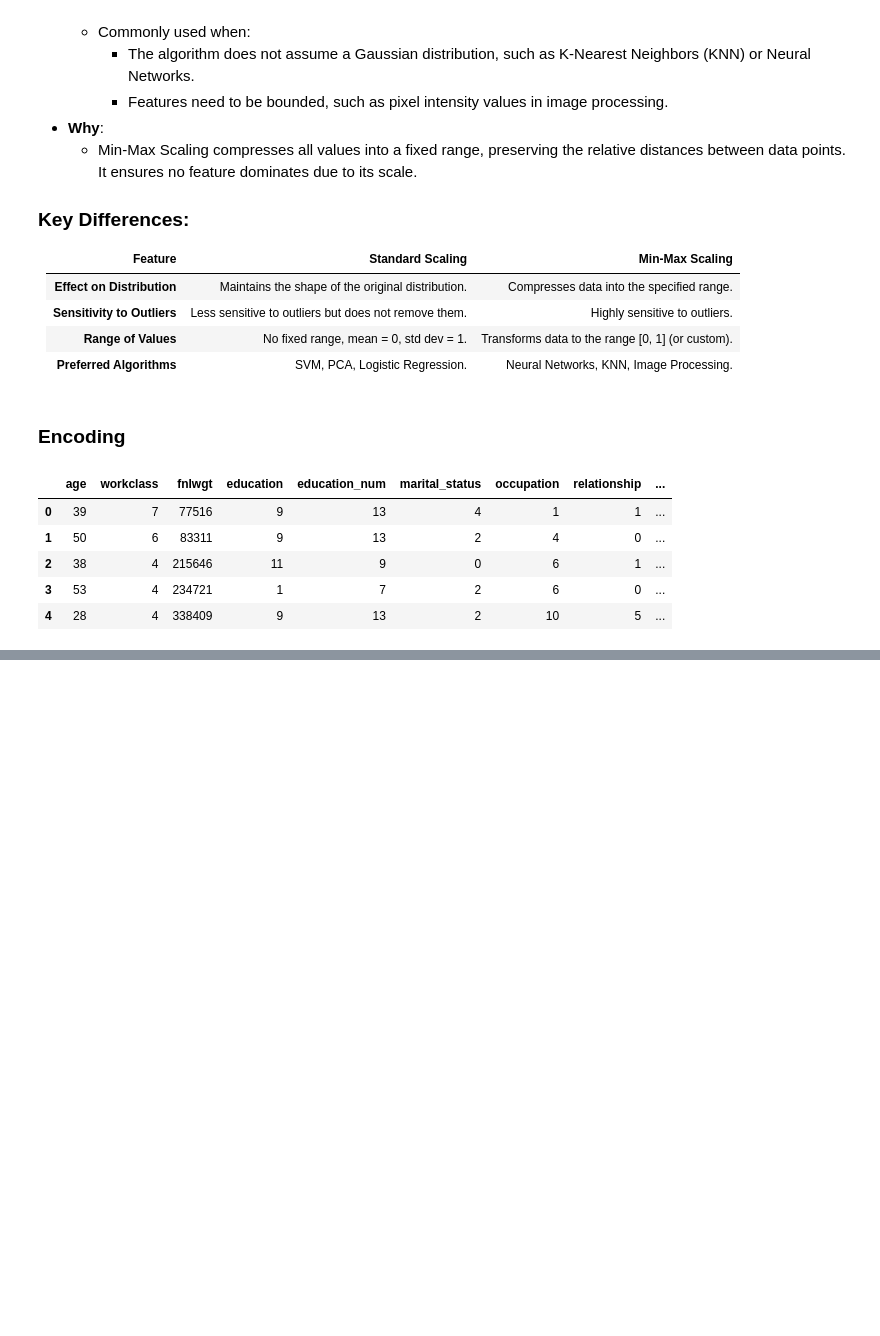
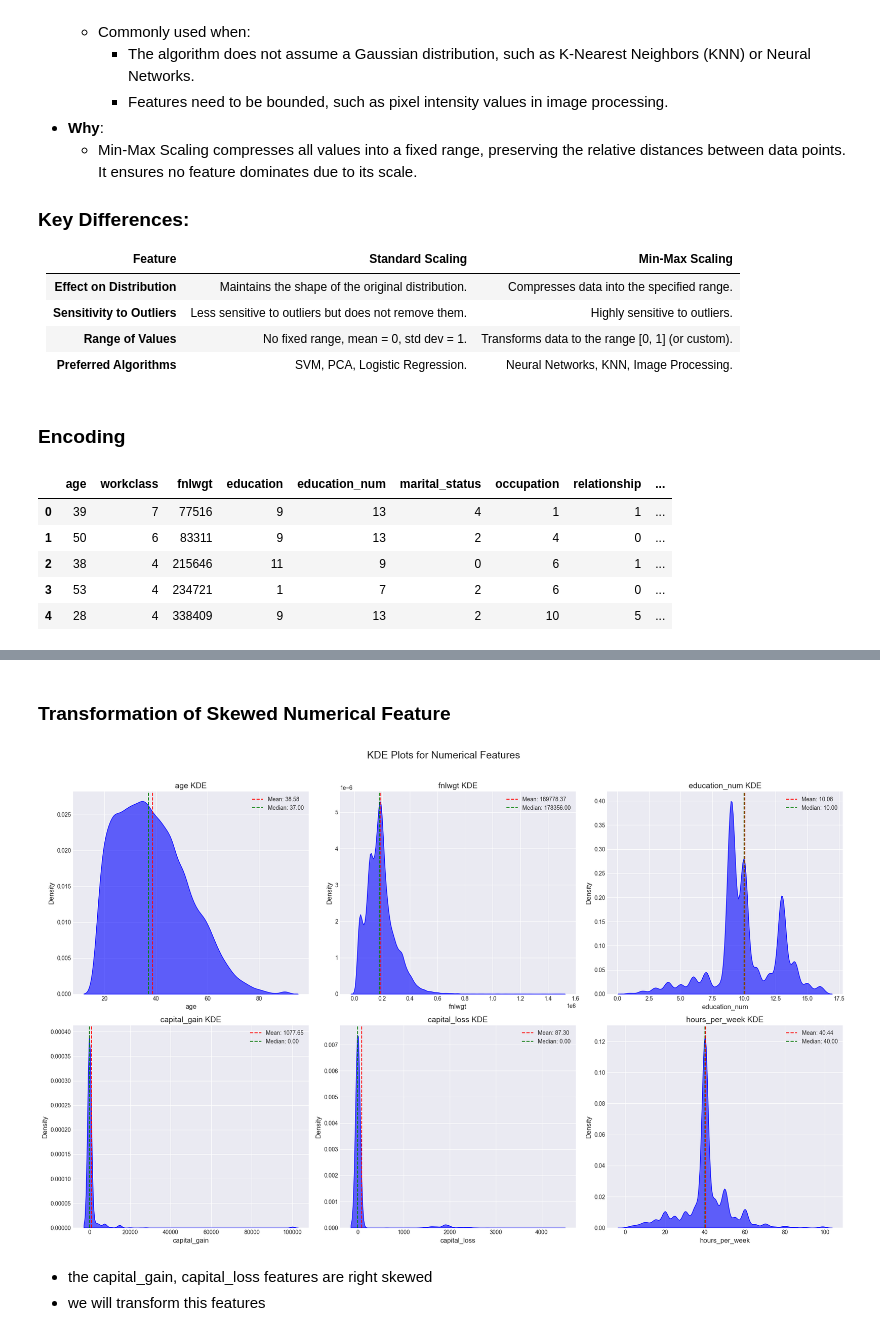
Before and after one commit to Ayush-dhabale/ExeclR_Assignments, a Jupyter notebook: EDA2/eda.ipynb, the cells around one changed output, grey strips where cells are left out. Cells and saved outputs as stored; diff of their text form; code cells hidden in the pictures; blank space fills up the shorter version.

```diff
--- a/EDA2/eda.ipynb
+++ b/EDA2/eda.ipynb
@@ -617,0 +761,50 @@ data.head()
+# %% [markdown]
+### Transformation of Skewed Numerical Feature
+# %%
+transformation_data = data.copy()
+# %%
+def plot_kde(data, features, figsize=(20, 12)):
+    """
+    Plots KDE (Kernel Density Estimation) for the given numerical features.
+
+    Parameters:
+        data (pd.DataFrame): The dataset containing the numerical features.
+        features (list): A list of column names to plot.
+        figsize (tuple): Figure size for the overall plot (default is (20, 12)).
+
+    Returns:
+        None: Displays the KDE plots.
+    """
+    plt.style.use('seaborn-v0_8-darkgrid')
+    n_features = len(features)
+    n_cols = 3
+    n_rows = (n_features + n_cols - 1) // n_cols
+
+    fig, axes = plt.subplots(n_rows, n_cols, figsize=figsize)
+    fig.suptitle('KDE Plots for Numerical Features', fontsize=18, y=1.02)
+
+    for idx, feature in enumerate(features):
+        row, col = divmod(idx, n_cols)
+        ax = axes[row, col] if n_rows > 1 else axes[col]
+        sns.kdeplot(data=data, x=feature, ax=ax, fill=True, color='blue', alpha=0.6)
+        mean_val, median_val = data[feature].mean(), data[feature].median()
+        ax.axvline(mean_val, color='red', linestyle='--', linewidth=1.5, label=f'Mean: {mean_val:.2f}')
+        ax.axvline(median_val, color='green', linestyle='--', linewidth=1.5, label=f'Median: {median_val:.2f}')
+        ax.set_title(f'{feature} KDE', fontsize=14)
+        ax.set_xlabel(feature, fontsize=12)
+        ax.set_ylabel('Density', fontsize=12)
+        ax.legend(fontsize=10)
+
+    for idx in range(n_features, n_rows * n_cols):
+        row, col = divmod(idx, n_cols)
+        fig.delaxes(axes[row, col] if n_rows > 1 else axes[col])
+
+    plt.tight_layout()
+    plt.show()
+# %%
+plot_kde(data= transformation_data, features= numerical_features)
+# %% [output]
+[figure, added]
+# %% [markdown]
+- the capital_gain, capital_loss features are right skewed
+- we will transform this features
```
Also changed, not shown: parts of 44 cells of this notebook, 2 other files.
